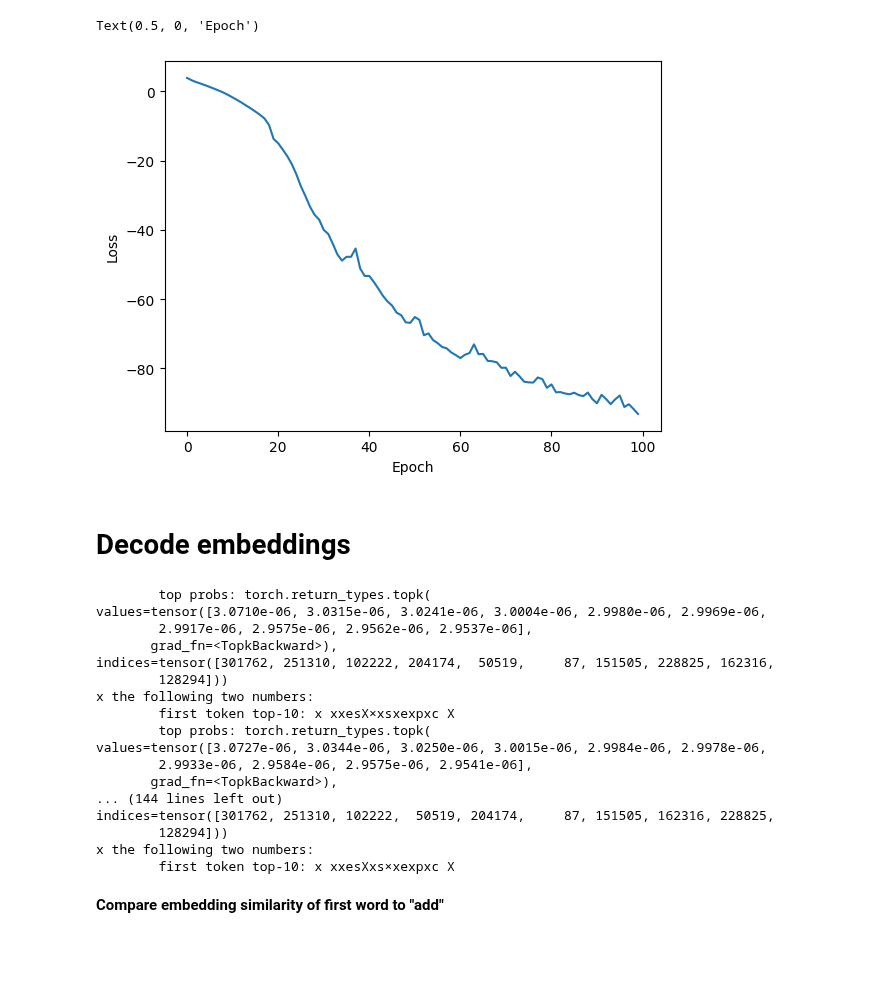
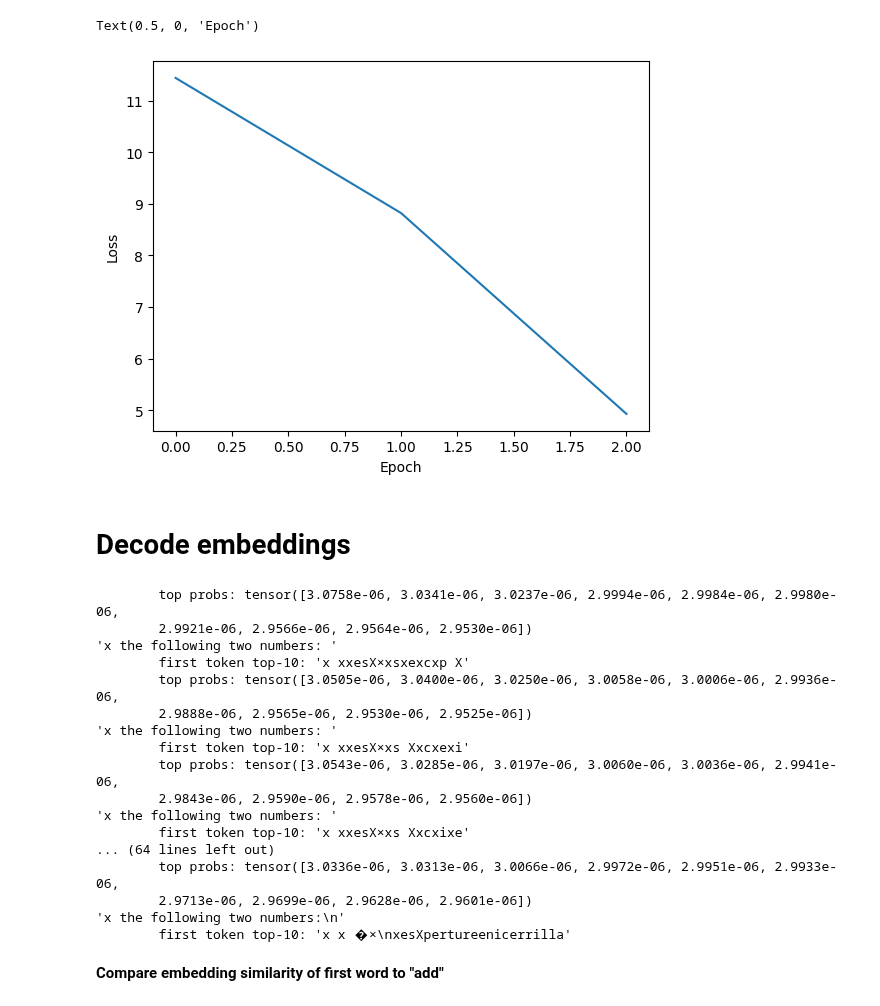
Before and after one commit to csinva/iprompt, a Jupyter notebook: notebooks/02_llm_toy_ex.ipynb, the cells around one changed output. Drawn from its saved outputs; the diff is of its cells as text; code cells hidden in the pictures; blank space fills up the shorter version.

```diff
--- a/notebooks/02_llm_toy_ex.ipynb
+++ b/notebooks/02_llm_toy_ex.ipynb
@@ -16,14 +15,14 @@ import train
 import pickle as pkl
 import utils
 # %%
-r = pkl.load(open('results.pkl', 'rb'))
+r = pkl.load(open('results/results.pkl', 'rb'))
 embs = r['embs']
 plt.plot(r['losses'])
 plt.ylabel('Loss')
 plt.xlabel('Epoch')
 # %% [output]
 Text(0.5, 0, 'Epoch')
-[figure, old version]
+[figure, new version]
 # %% [markdown]
 # Decode embeddings
 # %%
@@ -34,32 +33,32 @@ unembed = utils.get_unembedding(model)
 # %%
-for i in range(len(embs))[::5]:
+for i in range(len(embs))[::50]:
     unembedded_ids_onehot_soft = unembed(torch.Tensor(embs[i]))
     unembedded_ids = unembedded_ids_onehot_soft.argmax(axis=-1)
     unembedded_ids_top = unembedded_ids_onehot_soft.topk(k=10).indices
-    probs = nn.functional.softmax(unembedded_ids_onehot_soft.flatten())
-    top_probs = probs.topk(k=10)
+    probs = nn.functional.softmax(unembedded_ids_onehot_soft.flatten(), dim=0)
+    top_probs = probs.topk(k=10).values.detach()
     print('\ttop probs:', top_probs)
-    print(tokenizer.decode(unembedded_ids.tolist()[0]))
+    print(repr(tokenizer.decode(unembedded_ids.tolist()[0])))
     # print(unembedded_ids_top.tolist())
-    print('\tfirst token top-10:', tokenizer.decode(unembedded_ids_top.tolist()[0][0]))
+    print('\tfirst token top-10:', repr(tokenizer.decode(unembedded_ids_top.tolist()[0][0])))
 # %% [output]
-        top probs: torch.return_types.topk(
-values=tensor([3.0710e-06, 3.0315e-06, 3.0241e-06, 3.0004e-06, 2.9980e-06, 2.9969e-06,
-        2.9917e-06, 2.9575e-06, 2.9562e-06, 2.9537e-06],
-       grad_fn=<TopkBackward>),
-indices=tensor([301762, 251310, 102222, 204174,  50519,     87, 151505, 228825, 162316,
-        128294]))
-x the following two numbers:
-        first token top-10: x xxesX×xsxexpxc X
-        top probs: torch.return_types.topk(
-values=tensor([3.0727e-06, 3.0344e-06, 3.0250e-06, 3.0015e-06, 2.9984e-06, 2.9978e-06,
-        2.9933e-06, 2.9584e-06, 2.9575e-06, 2.9541e-06],
-       grad_fn=<TopkBackward>),
-... (144 lines left out)
-indices=tensor([301762, 251310, 102222,  50519, 204174,     87, 151505, 162316, 228825,
-        128294]))
-x the following two numbers:
-        first token top-10: x xxesXxs×xexpxc X
+        top probs: tensor([3.0758e-06, 3.0341e-06, 3.0237e-06, 2.9994e-06, 2.9984e-06, 2.9980e-06,
+        2.9921e-06, 2.9566e-06, 2.9564e-06, 2.9530e-06])
+'x the following two numbers: '
+        first token top-10: 'x xxesX×xsxexcxp X'
+        top probs: tensor([3.0505e-06, 3.0400e-06, 3.0250e-06, 3.0058e-06, 3.0006e-06, 2.9936e-06,
+        2.9888e-06, 2.9565e-06, 2.9530e-06, 2.9525e-06])
+'x the following two numbers: '
+        first token top-10: 'x xxesX×xs Xxcxexi'
+        top probs: tensor([3.0543e-06, 3.0285e-06, 3.0197e-06, 3.0060e-06, 3.0036e-06, 2.9941e-06,
+        2.9843e-06, 2.9590e-06, 2.9578e-06, 2.9560e-06])
+'x the following two numbers: '
+        first token top-10: 'x xxesX×xs Xxcxixe'
+... (64 lines left out)
+        top probs: tensor([3.0336e-06, 3.0313e-06, 3.0066e-06, 2.9972e-06, 2.9951e-06, 2.9933e-06,
+        2.9713e-06, 2.9699e-06, 2.9628e-06, 2.9601e-06])
+'x the following two numbers:\n'
+        first token top-10: 'x x �×\nxesXpertureenicerrilla'
 # %% [markdown]
 **Compare embedding similarity of first word to "add"**
 # %%
```
Also changed, not shown: parts of 3 cells of this notebook, 2 other files.
